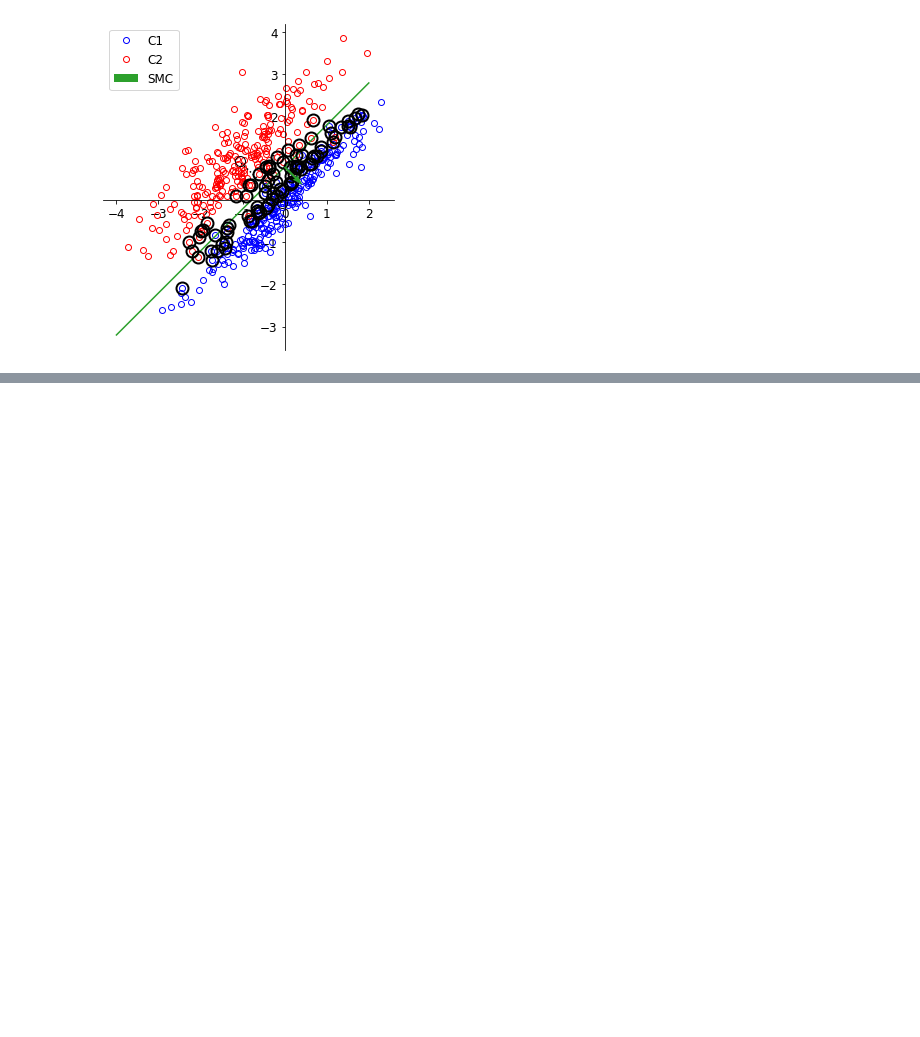
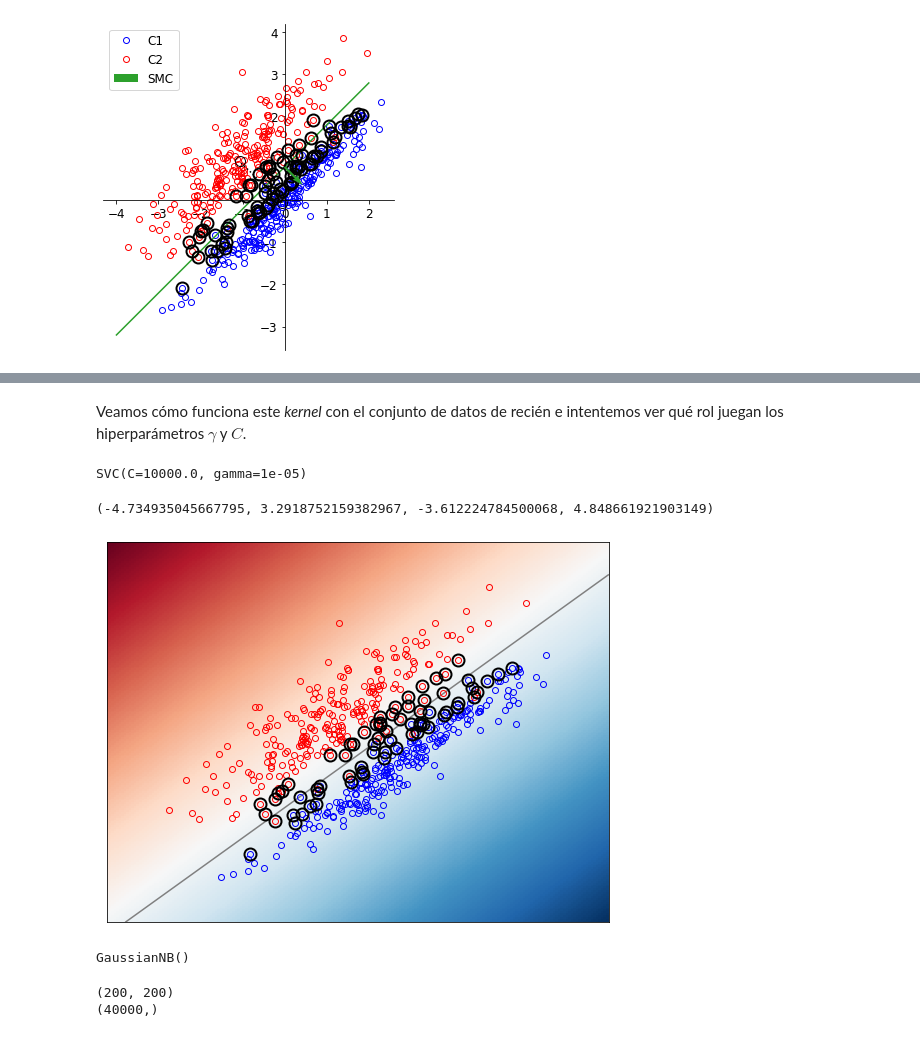
Before and after one commit to JavierGold/ML_UNSAM-2-2020, a Jupyter notebook: 09_SVM.ipynb, the cells around one changed output, grey strips where cells are left out. Saved outputs shown, nothing was run; the diff lists cells and outputs as text; code cells hidden in the pictures; blank space fills up the shorter version.

```diff
--- a/09_SVM.ipynb
+++ b/09_SVM.ipynb
@@ -392,0 +487,47 @@ plt.plot(x[0, isv], x[1, isv], 'o', ms=12, mfc='None', mec='k', mew=2)
+# %% [markdown]
+Veamos cómo funciona este *kernel* con el conjunto de datos de recién e intentemos ver qué rol juegan los hiperparámetros $\gamma$ y $C$.
+# %%
+from sklearn.svm import SVC
+
+# Instancio clase
+svc_rbf = SVC(kernel='rbf', C=10000.0, gamma=0.00001)
+svc_rbf.fit(x.T, t.flatten())
+# %% [output]
+SVC(C=10000.0, gamma=1e-05)
+# %%
+plt.figure(figsize=(9, 7))
+
+xx, yy = np.meshgrid(np.linspace(x[0].min()-1, x[0].max()+1, 200),
+                     np.linspace(x[1].min()-1, x[1].max()+1, 200))
+
+# evaluate decision function
+Z = svc_rbf.decision_function(np.c_[xx.ravel(), yy.ravel()])
+Z = Z.reshape(xx.shape)
+
+# veamos la función de decisión y la frontera de decisión
+plt.pcolormesh(xx, yy, -Z, cmap=plt.cm.RdBu_r)
+plt.contour(xx, yy, -Z, 0, colors='0.5', zorder=1)
+
+xc1 = x[:, t[0] == np.unique(t.flatten()).max()]
+xc2 = x[:, t[0] == np.unique(t.flatten()).min()]
+
+plt.plot(*xc1, 'ob', mfc='None', label='C1')
+plt.plot(*xc2, 'or', mfc='None', label='C2')
+
+# Get suppor vector
+xsv = svc_rbf.support_vectors_
+plt.plot(xsv[:, 0], xsv[:, 1], 'o', ms=12, mfc='None', mec='k', mew=2)
+
+plt.xticks(())
+plt.yticks(())
+plt.axis('tight')
+# %% [output]
+(-4.734935045667795, 3.2918752159382967, -3.612224784500068, 4.848661921903149)
+[figure, added]
+# %%
+from sklearn.naive_bayes import GaussianNB
+
+nb = GaussianNB()
+nb.fit(x.T, t.flatten())
+# %% [output]
+GaussianNB()
@@ -392,0 +539,8 @@ plt.plot(x[0, isv], x[1, isv], 'o', ms=12, mfc='None', mec='k', mew=2)
+# %%
+print(xx.shape)
+Z1 = d1.pdf(np.c_[xx.ravel(), yy.ravel()])
+Z1 = Z1.reshape(xx.shape)
+print(Z1.shape)
+# %% [output]
+(200, 200)
+(40000,)
```
Also changed, not shown: parts of 13 cells of this notebook.
